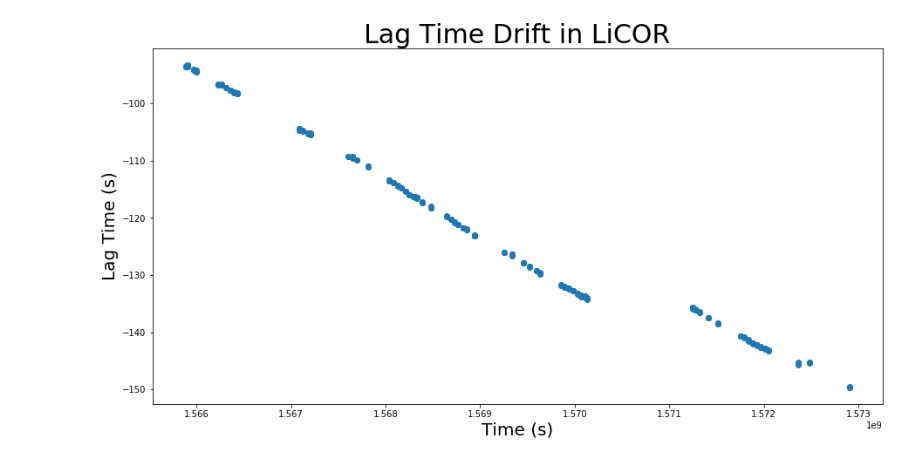
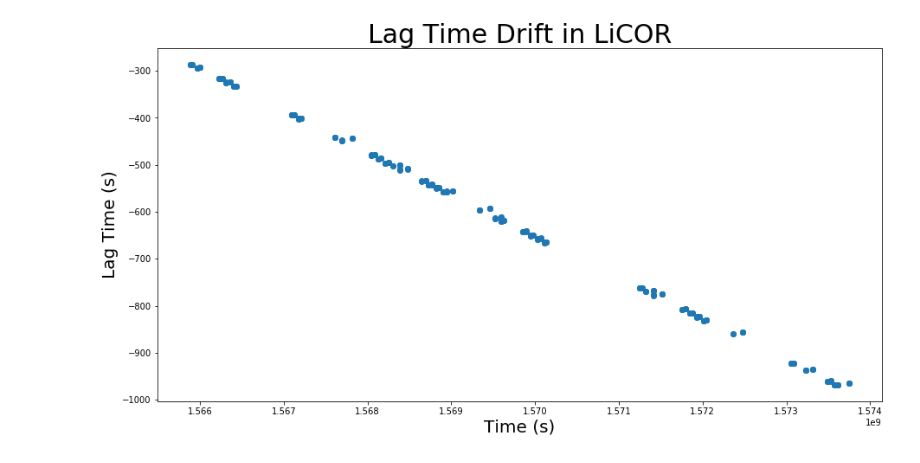
Before and after one commit to agmeyer4/CO2_Eddy, a Jupyter notebook: Spike_Finder.ipynb, the cells around one changed output. Cells and saved outputs as stored; diff of their text form; code cells hidden in the pictures.

Commit message:
spikes

```diff
--- a/Spike_Finder.ipynb
+++ b/Spike_Finder.ipynb
@@ -321,9 +321,10 @@ def get_single_pic_anem_spikes(df):
     #pauses during that time. Therefore we check for where the value remains the same over a
     #given time
     df['shift'] = df['ANEM_Y'].shift(-15)   #create a column shifted 10 seconds later
-    df['shift2'] = df['ANEM_Y'].shift(-5)   #create a column shifted 5 seconds later
+    df['shift2'] = df['ANEM_Y'].shift(-10)   #create a column shifted 5 seconds later
+    df['shift3'] = df['ANEM_Y'].shift(-5)   #create a column shifted 5 seconds later
 
-    spike_ixs = np.where((df['ANEM_Y']==df['shift'])&(df['ANEM_Y']==df['shift2']))[0]  #check to see where ANEM_Y values are
+    spike_ixs = np.where((df['ANEM_Y']==df['shift'])&(df['ANEM_Y']==df['shift2'])&(df['ANEM_Y']==df['shift3']))[0]  #check to see where ANEM_Y values are
                                                                                        #equal to the ANEM_Y values 5 and 10
                                                                                        #seconds later. Store in a list.
 
@@ -740,9 +741,10 @@ def create_actual_spike(arg1,**kwargs):
     return arg1
 # %%
 date1,date2 = get_date_range()
-LI_vent, Multiplexer, Vent_Anem_Temp, Picarro, \
-= get_sql_data("Aug2019_LI_8100_Vent",\
-               "Aug2019_Multiplexer","Aug2019_Vent_Anem_Temp",\
-               "Aug2019_Picarro",date1,date2)
-#LI_vent = get_LI_data('Aug2019_LI_8100_Vent',date1,date2)
+# LI_vent, Multiplexer, Vent_Anem_Temp, Picarro, \
+# = get_sql_data("Aug2019_LI_8100_Vent",\
+#                "Aug2019_Multiplexer","Aug2019_Vent_Anem_Temp",\
+#                "Aug2019_Picarro",date1,date2)
+LI_vent = get_LI_data('Aug2019_LI_8100_Vent',date1,date2)
+Multiplexer = get_multiplexer_data('Aug2019_Multiplexer',date1,date2)
 # %% [output]
@@ -777,11 +775,11 @@ actual_spike_df
 #     actual_spike_df = create_actual_spike(actual_spike_df,Vent_Anem_Temp_df=Vent_Anem_Temp)
 #     more_spikes = input("More Vent_Anem_Temp spikes? ")
 
-actual_spike_df = create_actual_spike(actual_spike_df,Picarro_CO2_df = Picarro)
-more_spikes = input("More Picarro spikes? ")
-while more_spikes == 'y':
-    actual_spike_df = create_actual_spike(actual_spike_df,Picarro_CO2_df = Picarro)
-    more_spikes = input("More Picarro spikes? ")
+# actual_spike_df = create_actual_spike(actual_spike_df,Picarro_CO2_df = Picarro)
+# more_spikes = input("More Picarro spikes? ")
+# while more_spikes == 'y':
+#     actual_spike_df = create_actual_spike(actual_spike_df,Picarro_CO2_df = Picarro)
+#     more_spikes = input("More Picarro spikes? ")
 
 # actual_spike_df = create_actual_spike(actual_spike_df,Picarro_ANEM_df = Picarro)
 # more_spikes = input("More Picarro spikes? ")
@@ -795,9 +793,9 @@ while more_spikes == 'y':
 #     actual_spike_df = create_actual_spike(actual_spike_df,Multiplexer_df = Multiplexer)
 #     more_spikes = input("More Multiplexer spikes? ")
 
-# actual_spike_df = create_actual_spike(actual_spike_df,LI_vent_df = LI_vent)
-# more_spikes = input("More LI_vent spikes? ")
-# while more_spikes == 'y':
-#     actual_spike_df = create_actual_spike(actual_spike_df,LI_vent_df = LI_vent)
-#     more_spikes = input("More LI_vent spikes? ")
+actual_spike_df = create_actual_spike(actual_spike_df,LI_vent_df = LI_vent)
+more_spikes = input("More LI_vent spikes? ")
+while more_spikes == 'y':
+    actual_spike_df = create_actual_spike(actual_spike_df,LI_vent_df = LI_vent)
+    more_spikes = input("More LI_vent spikes? ")
 # %% [output]
@@ -821,12 +841,12 @@ lags[['Actual_DT','Picarro_CO2']].dropna().tail()
 # %%
 fig,ax=plt.subplots(figsize=[15,7.5])
-ax.scatter(lags['Actual_ET'],lags['Picarro_CO2'])
+ax.scatter(lags['Actual_ET'],lags['LI_8100_Vent'])
 #ax.scatter(lags['Actual_ET'],lags['Picarro_CO2'],color = 'red')
 ax.set_ylabel('Lag Time (s)',size=20)
 ax.set_xlabel('Time (s)',size=20)
 ax.set_title('Lag Time Drift in LiCOR',size=30)
 plt.show()
 # %% [output]
-[figure, old version]
+[figure, new version]
 # %%
 pd.to_pickle(actual_spike_df,'All_actualET_Spikes.pkl')
```
Also changed, not shown: parts of 5 cells of this notebook, 2 other files.
